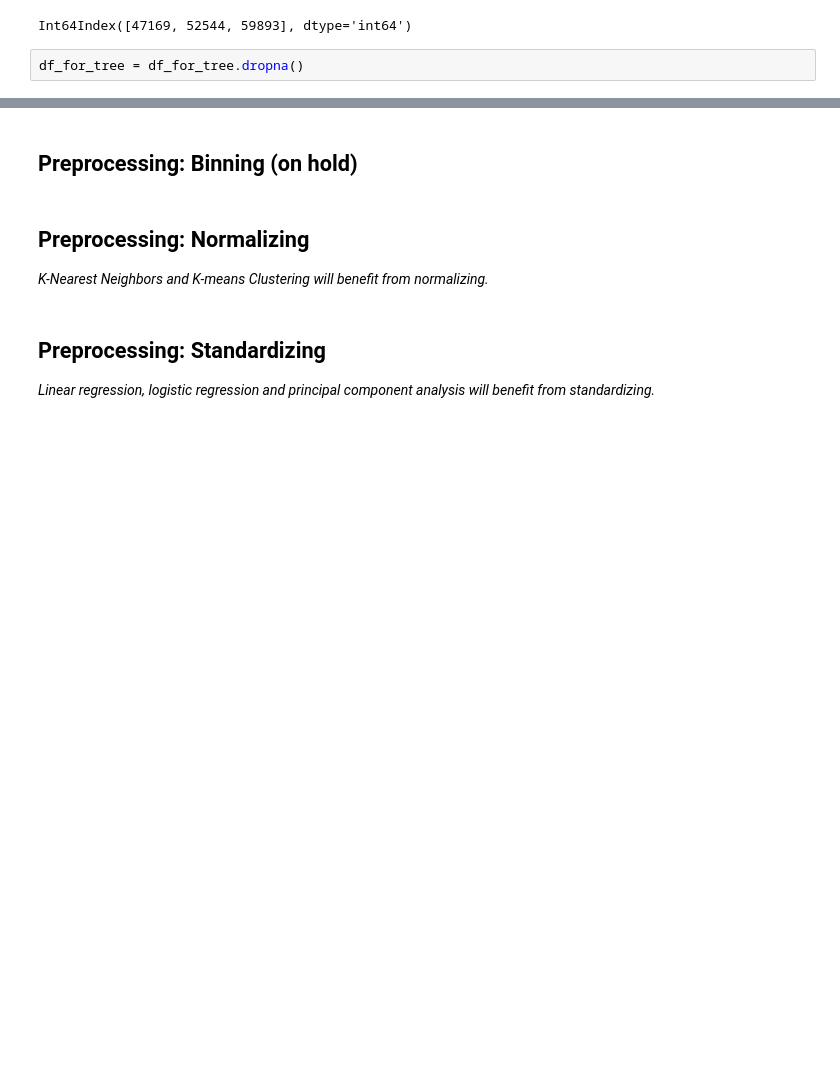
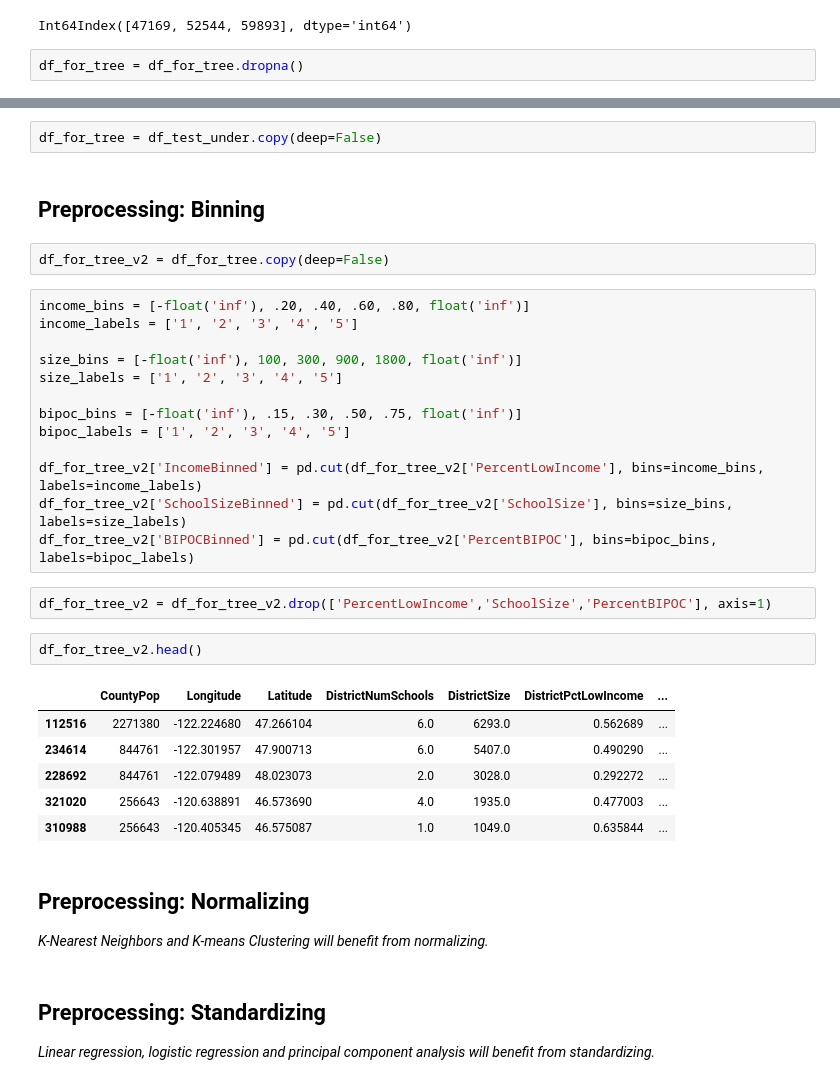
Before and after one commit to brinkbrink/WA_CS_v2, a Jupyter notebook: StudentAnalysis-2.ipynb, the cells around one changed output, grey strips where cells are left out. Saved outputs shown, nothing was run; the diff lists cells and outputs as text; blank space fills up the shorter version.

Commit message:
random forest with binning

```diff
--- a/StudentAnalysis-2.ipynb
+++ b/StudentAnalysis-2.ipynb
@@ -850,5 +850,33 @@ Name: CS_Enrolled, dtype: int64
+# %%
+df_for_tree = df_test_under.copy(deep=False)
 # %% [markdown]
-## Preprocessing: Binning (on hold)
+## Preprocessing: Binning
+# %%
+df_for_tree_v2 = df_for_tree.copy(deep=False)
+# %%
+income_bins = [-float('inf'), .20, .40, .60, .80, float('inf')]
+income_labels = ['1', '2', '3', '4', '5']
+
+size_bins = [-float('inf'), 100, 300, 900, 1800, float('inf')]
+size_labels = ['1', '2', '3', '4', '5']
+
+bipoc_bins = [-float('inf'), .15, .30, .50, .75, float('inf')]
+bipoc_labels = ['1', '2', '3', '4', '5']
+
+df_for_tree_v2['IncomeBinned'] = pd.cut(df_for_tree_v2['PercentLowIncome'], bins=income_bins, labels=income_labels)
+df_for_tree_v2['SchoolSizeBinned'] = pd.cut(df_for_tree_v2['SchoolSize'], bins=size_bins, labels=size_labels)
+df_for_tree_v2['BIPOCBinned'] = pd.cut(df_for_tree_v2['PercentBIPOC'], bins=bipoc_bins, labels=bipoc_labels)
+# %%
+df_for_tree_v2 = df_for_tree_v2.drop(['PercentLowIncome','SchoolSize','PercentBIPOC'], axis=1)
+# %%
+df_for_tree_v2.head()
+# %% [output]
+|  | CountyPop | Longitude | Latitude | DistrictNumSchools | DistrictSize | DistrictPctLowIncome | ... |
+| 112516 | 2271380 | -122.224680 | 47.266104 | 6.0 | 6293.0 | 0.562689 | ... |
+| 234614 | 844761 | -122.301957 | 47.900713 | 6.0 | 5407.0 | 0.490290 | ... |
+| 228692 | 844761 | -122.079489 | 48.023073 | 2.0 | 3028.0 | 0.292272 | ... |
+| 321020 | 256643 | -120.638891 | 46.573690 | 4.0 | 1935.0 | 0.477003 | ... |
+| 310988 | 256643 | -120.405345 | 46.575087 | 1.0 | 1049.0 | 0.635844 | ... |
 # %% [markdown]
 ## Preprocessing: Normalizing
 *K-Nearest Neighbors and K-means Clustering will benefit from normalizing.*
```
Also changed, not shown: parts of 44 cells of this notebook.
